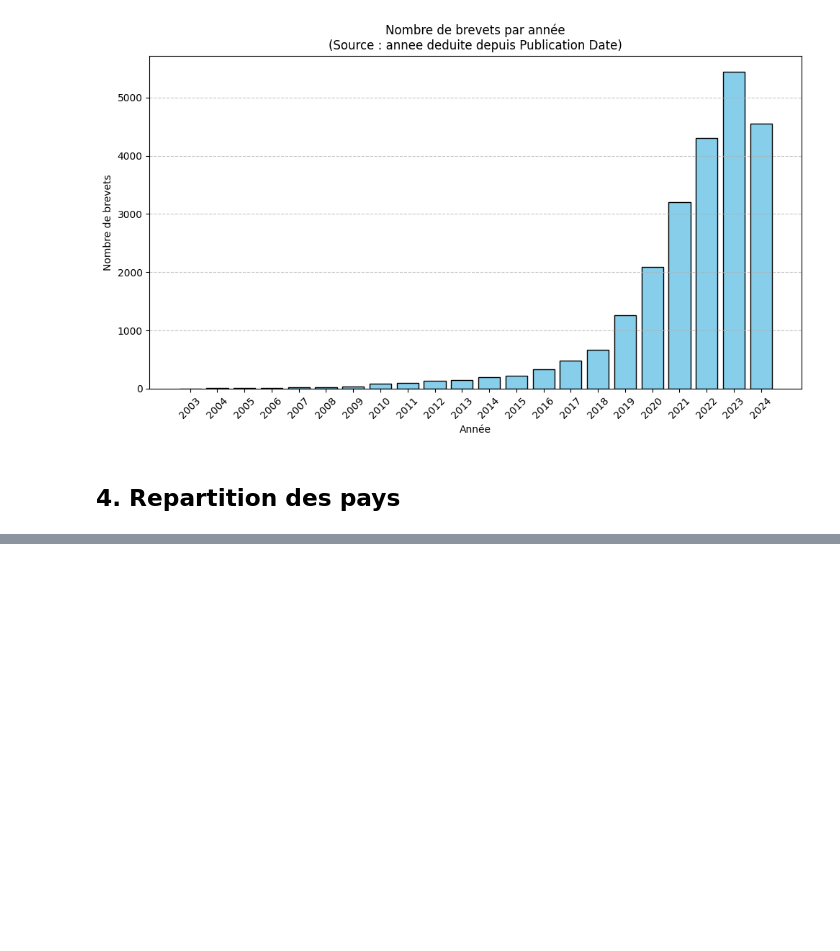
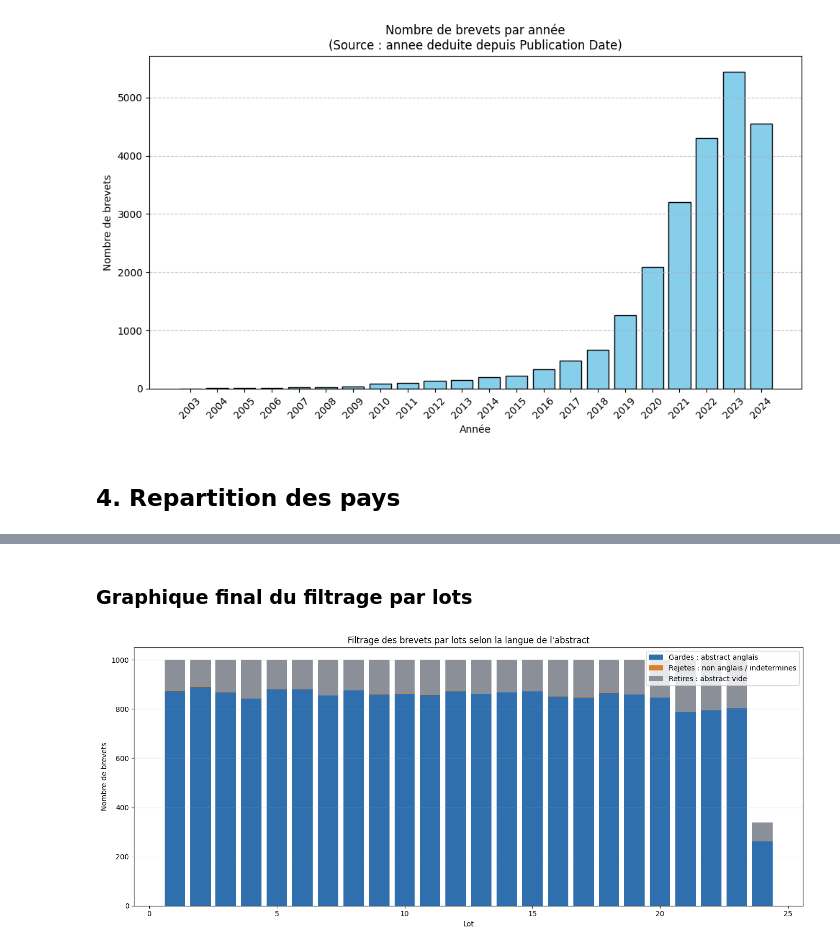
Before and after one commit to estellebriollet13/text-search-engine-m1, a Jupyter notebook: src/analyse exploratoire/analyse.ipynb, the cells around one changed output, grey strips where cells are left out. Saved outputs shown, nothing was run; the diff lists cells and outputs as text; code cells hidden in the pictures; blank space fills up the shorter version.

```diff
--- a/src/analyse exploratoire/analyse.ipynb
+++ b/src/analyse exploratoire/analyse.ipynb
@@ -276,0 +414,30 @@ Graphique sauvegardé sous 'repartition_pays.png'
+# %% [markdown]
+### Graphique final du filtrage par lots
+# %%
+if not LANGUAGE_DETECTION_AVAILABLE:
+    print("Installez langdetect pour calculer les donnees du graphique.")
+elif not MATPLOTLIB_AVAILABLE:
+    print("Installez matplotlib pour afficher le graphique.")
+elif not batch_stats:
+    print("Aucune statistique par lot disponible. Executez d'abord la cellule de filtrage par lots.")
+else:
+    batch_numbers = [stats["batch"] for stats in batch_stats]
+    empty_counts = [stats["empty_abstract"] for stats in batch_stats]
+    english_counts = [stats["english_abstract"] for stats in batch_stats]
+    rejected_counts = [stats["rejected_not_english"] for stats in batch_stats]
+
+    plt.figure(figsize=(14, 6))
+    plt.bar(batch_numbers, english_counts, label="Gardes : abstract anglais", color="#2F6FAD")
+    plt.bar(batch_numbers, rejected_counts, bottom=english_counts, label="Rejetes : non anglais / indetermines", color="#D9822B")
+    bottom_empty = [english + rejected for english, rejected in zip(english_counts, rejected_counts)]
+    plt.bar(batch_numbers, empty_counts, bottom=bottom_empty, label="Retires : abstract vide", color="#8A8F98")
+
+    plt.title("Filtrage des brevets par lots selon la langue de l'abstract")
+    plt.xlabel("Lot")
+    plt.ylabel("Nombre de brevets")
+    plt.legend()
+    plt.grid(axis="y", alpha=0.3)
+    plt.tight_layout()
+    plt.show()
+# %% [output]
+[figure, added]
```
Also changed, not shown: parts of 6 cells of this notebook, 1 other file.
